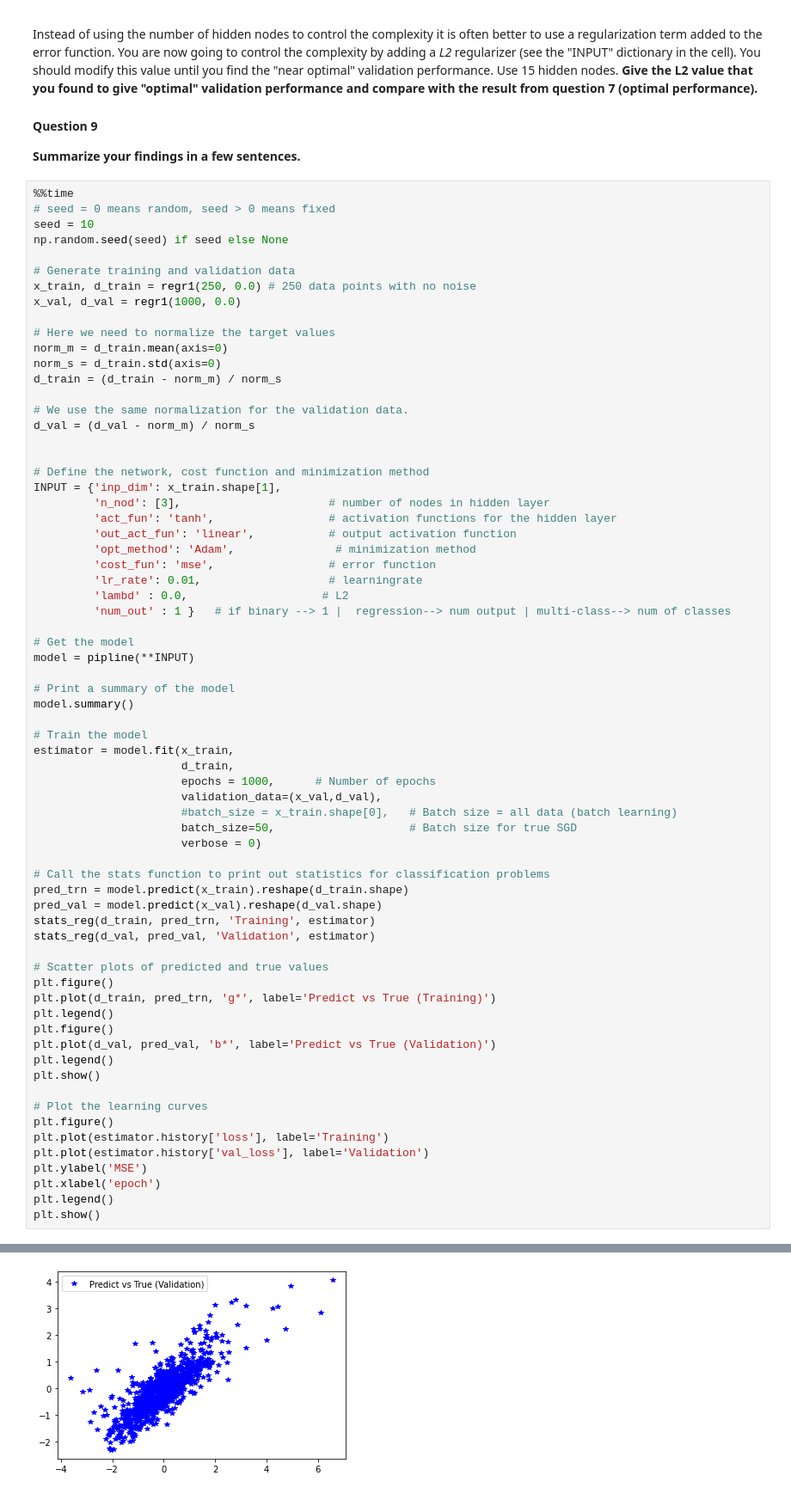
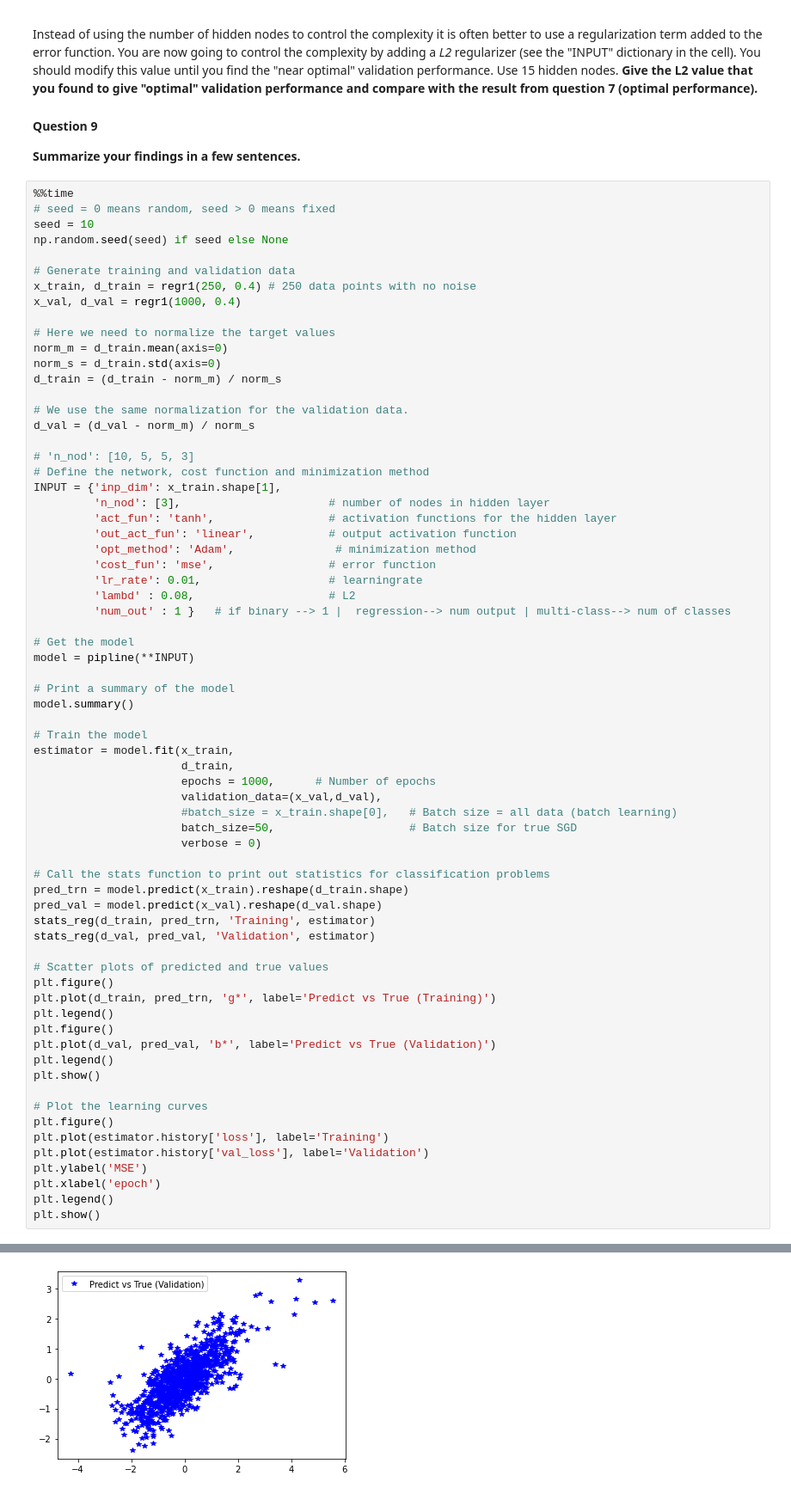
Before and after one commit to kallekj/ArtificialFlyingObjects, a Jupyter notebook: MLP/lab1.ipynb, the cells around one changed output, grey strips where cells are left out. Shown at 86% size. Drawn from its saved outputs; the diff is of its cells as text.

```diff
--- a/MLP/lab1.ipynb
+++ b/MLP/lab1.ipynb
@@ -774,8 +771,8 @@ seed = 10
 np.random.seed(seed) if seed else None
 
 # Generate training and validation data
-x_train, d_train = regr1(250, 0.0) # 250 data points with no noise
-x_val, d_val = regr1(1000, 0.0)
+x_train, d_train = regr1(250, 0.4) # 250 data points with no noise
+x_val, d_val = regr1(1000, 0.4)
 
 # Here we need to normalize the target values
 norm_m = d_train.mean(axis=0)
@@ -785,7 +782,7 @@ d_train = (d_train - norm_m) / norm_s
 # We use the same normalization for the validation data.
 d_val = (d_val - norm_m) / norm_s
 
-
+# 'n_nod': [10, 5, 5, 3]
 # Define the network, cost function and minimization method
 INPUT = {'inp_dim': x_train.shape[1],
          'n_nod': [3],                      # number of nodes in hidden layer
@@ -794,7 +791,7 @@ INPUT = {'inp_dim': x_train.shape[1],
          'opt_method': 'Adam',               # minimization method
          'cost_fun': 'mse',                 # error function
          'lr_rate': 0.01,                   # learningrate
-         'lambd' : 0.0,                    # L2
+         'lambd' : 0.08,                    # L2
          'num_out' : 1 }   # if binary --> 1 |  regression--> num output | multi-class--> num of classes
 
 # Get the model
@@ -857 +854 @@ CorrCoeff   0.8200967862688908
-[figure, old version]
+[figure, new version]
```
Also changed, not shown: parts of 10 cells of this notebook.
